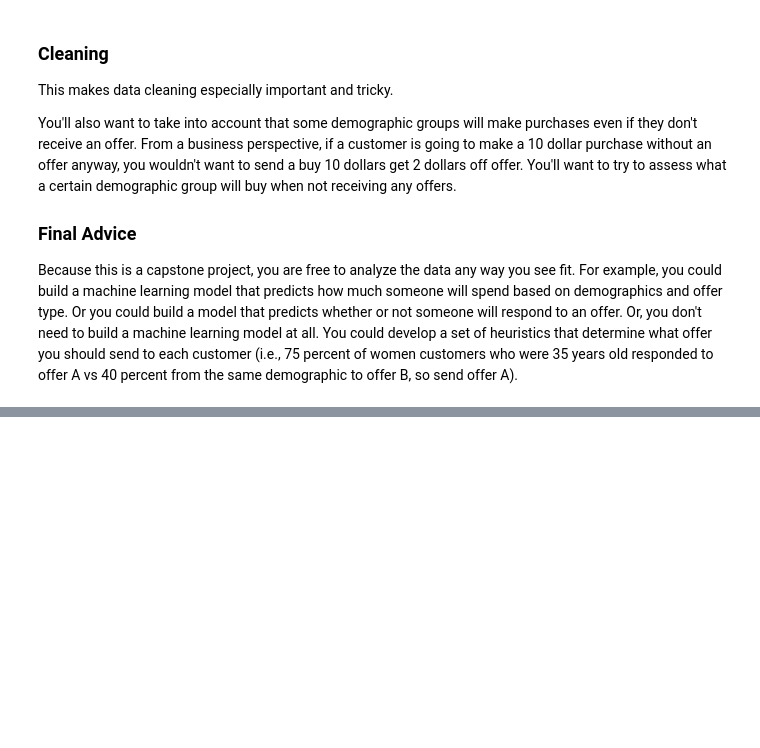
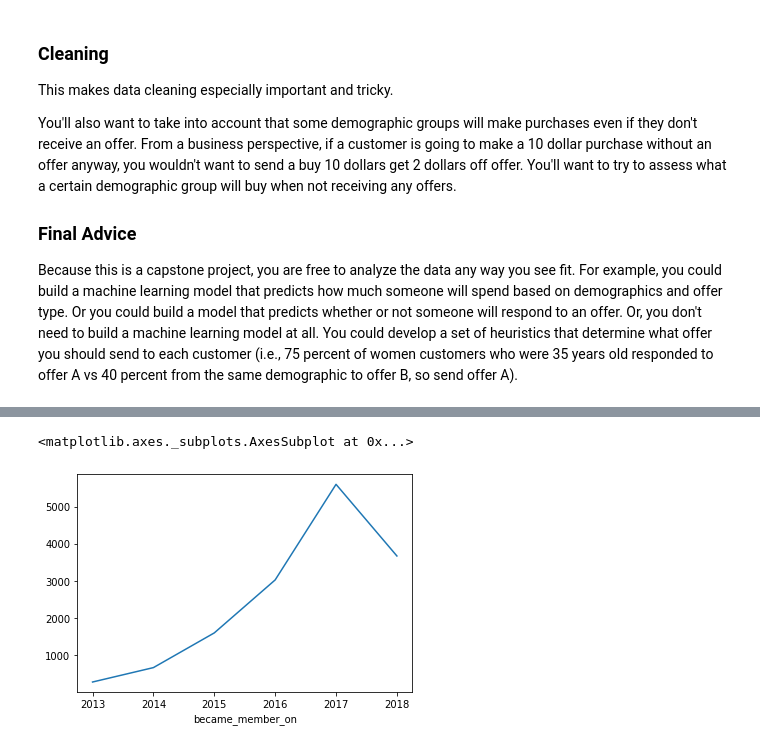
Before and after one commit to jmnickerson05/udacity_starbucks_capstone, a Jupyter notebook: Starbucks_Capstone_notebook.ipynb, the cells around one changed output, grey strips where cells are left out. Drawn from its saved outputs; the diff is of its cells as text; code cells hidden in the pictures; blank space fills up the shorter version.

```diff
--- a/Starbucks_Capstone_notebook.ipynb
+++ b/Starbucks_Capstone_notebook.ipynb
@@ -120,10 +129,0 @@ to_df('select * from transcript')
-# %%
-from IPython.core.magic import register_line_magic, register_cell_magic
-
-@register_line_magic('sql')
-def sql(query):
-    return conn.execute(query).fetchall()
-
-@register_line_magic('to_df')
-def to_df(query):
-    return pd.read_sql(query, conn)
@@ -136,0 +154,29 @@ def to_df(query):
+# %%
+def clean_profile():
+#     profile = df.copy()
+    profile = to_df('select * from profile')
+    profile.age = profile.age.astype(int)
+
+    #CONVERT GENDER TO CATEGORY
+#     profile = pd.concat([profile, pd.get_dummies(profile.gender, prefix='gender_')]).drop(columns=['gender'])
+    profile.gender = profile.gender.astype('category')
+
+    #CLEAN DATE FIELD
+    conv_date = lambda a: datetime.strptime(str(int(a)), '%Y%m%d').strftime('%m/%d/%Y') if not np.isnan(a) else np.NaN
+    profile.became_member_on = profile.became_member_on.apply(conv_date).astype('datetime64')
+    profile = profile[profile.age != 118]
+
+    #BINNING AGE BRACKETS
+    mapping = [profile['age'].between(0, 22),
+                profile['age'].between(23, 38),
+                profile['age'].between(39, 54),
+                profile['age'].between(55, 73),
+                profile['age'].between(74, 150),]
+    vals = ['gen_z', 'millenial', 'gen_x', 'ok_boomer', 'silent_gen']
+    profile['age_bracket'] = np.select(mapping, vals, 0)
+
+    profile.income = profile.income.astype(int)
+    return profile
+
+profile = clean_profile()
+profile.sample(5)
@@ -136,0 +217,5 @@ def to_df(query):
+# %%
+profile.groupby(profile.became_member_on.dt.year).count()['age'].plot()
+# %% [output]
+<matplotlib.axes._subplots.AxesSubplot at 0x...>
+[figure, added]
```
Also changed, not shown: parts of 12 cells of this notebook, 2 other files.
